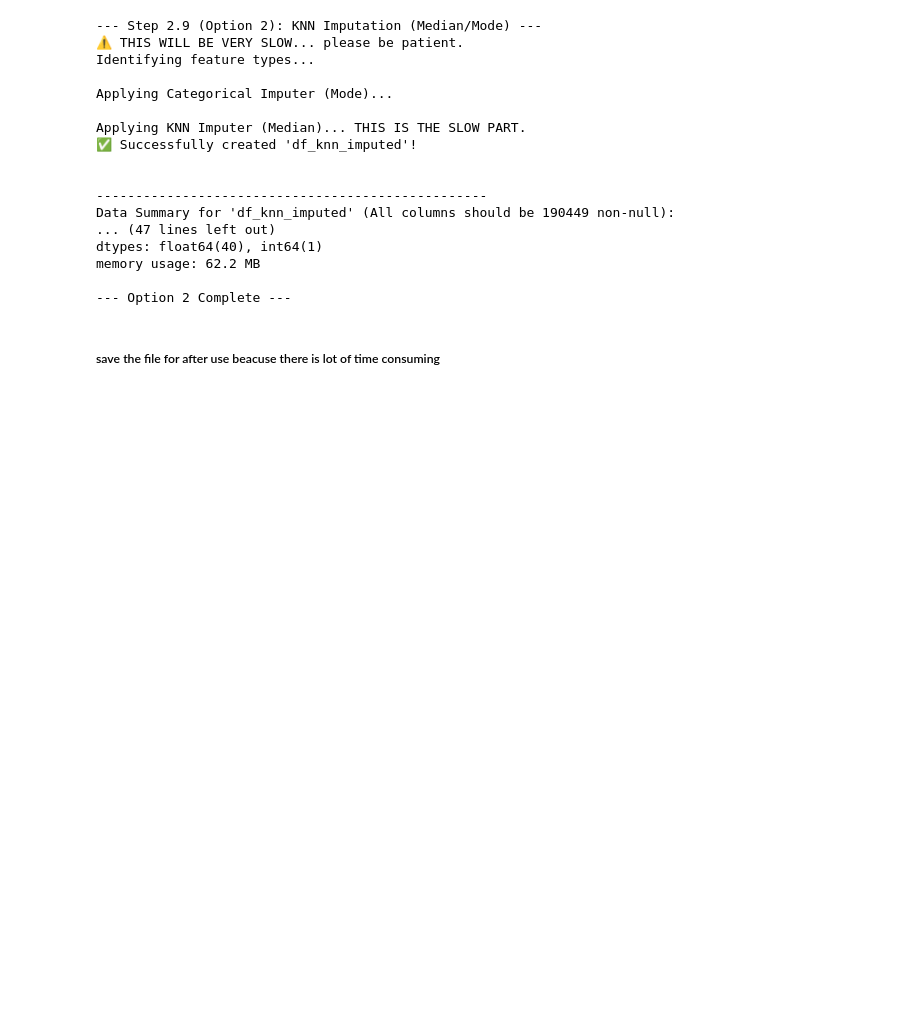
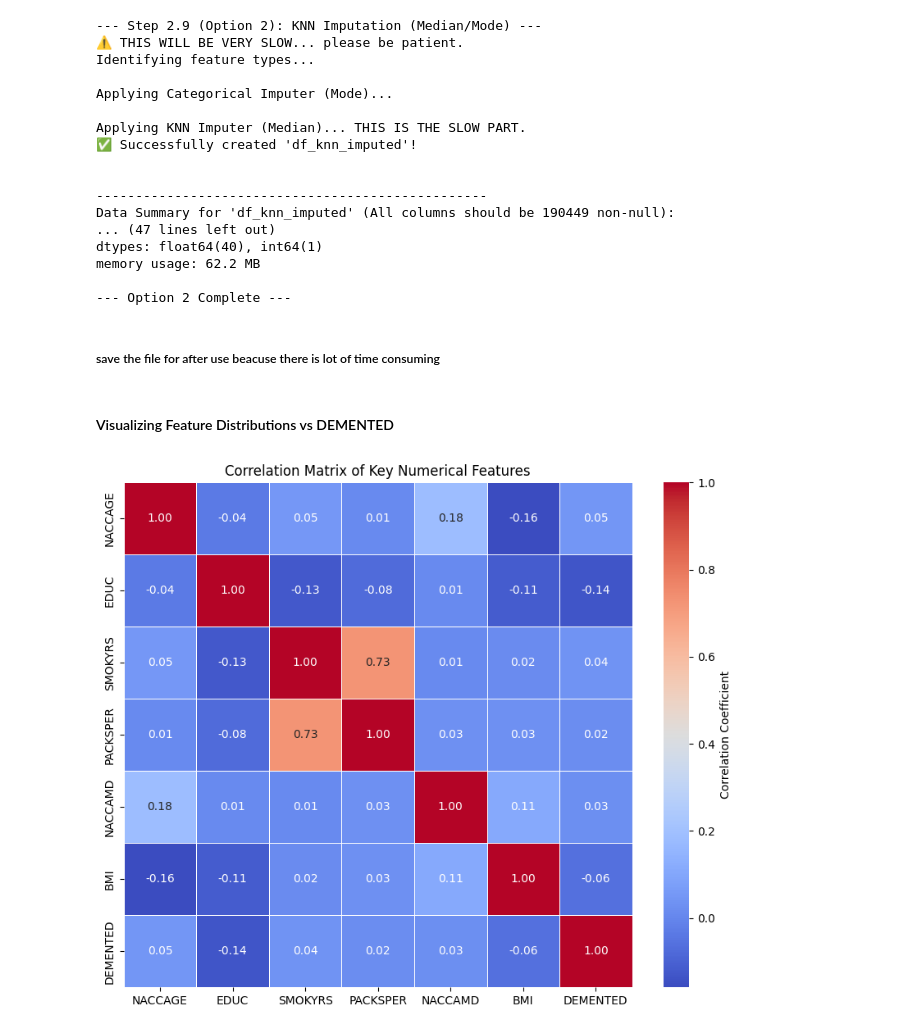
Before and after one commit to Kaveesha-Madhushan17/Model-X-Competition-phase-1, a Jupyter notebook: model_x_dimentia.ipynb, the cells around one changed output. Drawn from its saved outputs; the diff is of its cells as text; code cells hidden in the pictures; blank space fills up the shorter version.

Commit message:
find correlations and add a new features-PACKYRS

```diff
--- a/model_x_dimentia.ipynb
+++ b/model_x_dimentia.ipynb
@@ -523 +523,28 @@ output_filename = 'df_clean_knn_imputed.csv'
 df_knn_imputed.to_csv(output_filename, index=False)
+# %% [markdown]
+#### Visualizing Feature Distributions vs DEMENTED
+# %%
+# We use the DataFrame without NaN values
+df_copy = df_knn_imputed.copy()
+
+# Select ONLY the numerical features
+numerical_features_to_check = [
+    'NACCAGE', 'EDUC', 'SMOKYRS', 'PACKSPER', 'NACCAMD', 'BMI', 'DEMENTED' # Also include the target for context
+]
+df_corr = df_copy[numerical_features_to_check]
+
+#Calculate the Correlation Matrix
+correlation_matrix = df_corr.corr()
+
+
+plt.figure(figsize=(10, 8))
+# Use annot=True to show the numbers, fmt='.2f' to show 2 decimal places
+sns.heatmap(correlation_matrix,
+    annot=True, cmap='coolwarm',
+    fmt=".2f",
+    linewidths=.5,cbar_kws={'label': 'Correlation Coefficient'}
+)
+plt.title('Correlation Matrix of Key Numerical Features')
+plt.show()
+# %% [output]
+[figure, added]
```
Also changed, not shown: parts of 3 cells of this notebook.
